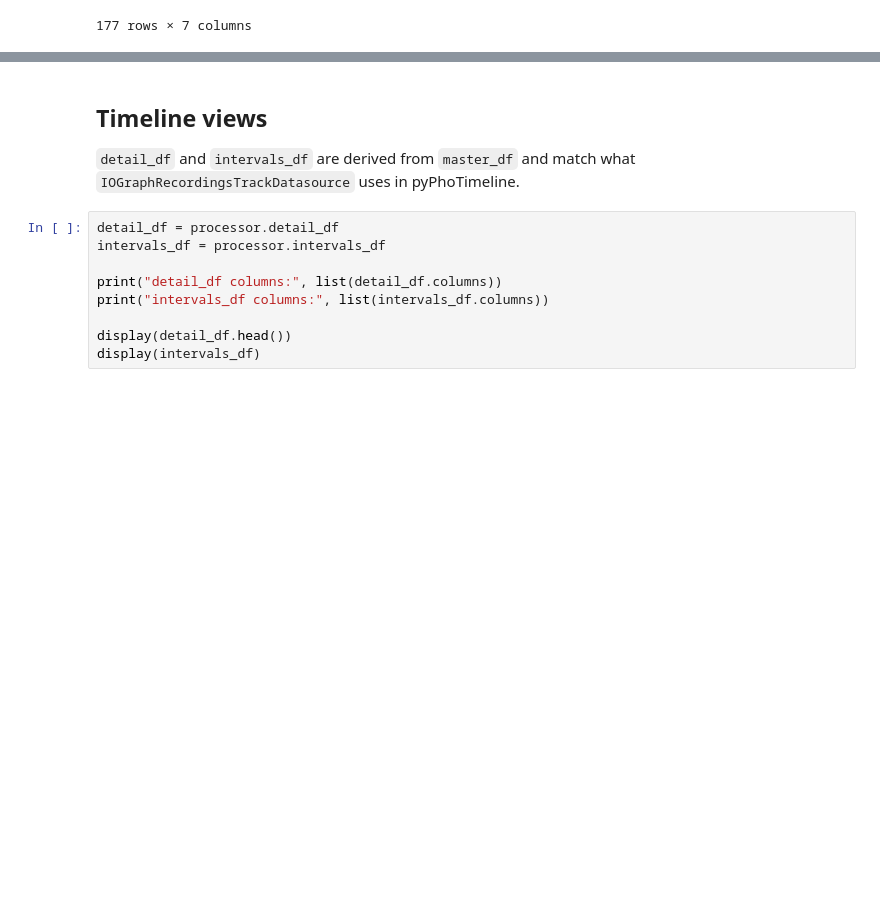
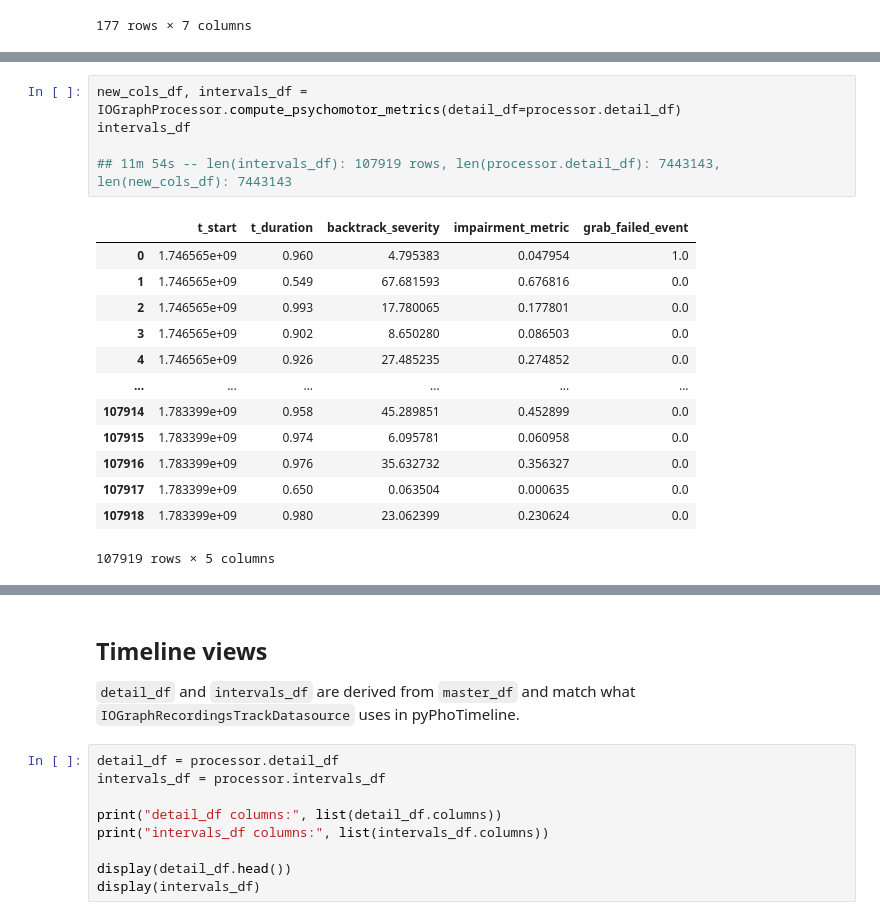
Before and after one commit to PhoPersonalOrg/PhoPyMNEHelper, a Jupyter notebook: notebooks/IOGraphNotebook.ipynb, the cells around one changed output, grey strips where cells are left out. Cells and saved outputs as stored; diff of their text form; blank space fills up the shorter version.

Commit message:
IOGraph

```diff
--- a/notebooks/IOGraphNotebook.ipynb
+++ b/notebooks/IOGraphNotebook.ipynb
@@ -83,3 +83,22 @@ master_df.head()
 | 2 | 0 | 2025-05-06 16:52:30.377 | 479 | 24.0 | -1614.0 | IOGraphica - 5 minutes (from 16-5... | 2025-05-06 16:52:00 | ... |
 | 3 | 0 | 2025-05-06 16:52:30.411 | 513 | 29.0 | -1608.0 | IOGraphica - 5 minutes (from 16-5... | 2025-05-06 16:52:00 | ... |
 | 4 | 0 | 2025-05-06 16:52:30.445 | 547 | 36.0 | -1599.0 | IOGraphica - 5 minutes (from 16-5... | 2025-05-06 16:52:00 | ... |
+# %%
+new_cols_df, intervals_df = IOGraphProcessor.compute_psychomotor_metrics(detail_df=processor.detail_df)
+intervals_df
+
+## 11m 54s -- len(intervals_df): 107919 rows, len(processor.detail_df): 7443143, len(new_cols_df): 7443143
+# %% [output]
+|  | t_start | t_duration | backtrack_severity | impairment_metric | grab_failed_event |
+| 0 | 1.746565e+09 | 0.960 | 4.795383 | 0.047954 | 1.0 |
+| 1 | 1.746565e+09 | 0.549 | 67.681593 | 0.676816 | 0.0 |
+| 2 | 1.746565e+09 | 0.993 | 17.780065 | 0.177801 | 0.0 |
+| 3 | 1.746565e+09 | 0.902 | 8.650280 | 0.086503 | 0.0 |
+| 4 | 1.746565e+09 | 0.926 | 27.485235 | 0.274852 | 0.0 |
+| ... | ... | ... | ... | ... | ... |
+| 107914 | 1.783399e+09 | 0.958 | 45.289851 | 0.452899 | 0.0 |
+| 107915 | 1.783399e+09 | 0.974 | 6.095781 | 0.060958 | 0.0 |
+| 107916 | 1.783399e+09 | 0.976 | 35.632732 | 0.356327 | 0.0 |
+| 107917 | 1.783399e+09 | 0.650 | 0.063504 | 0.000635 | 0.0 |
+| 107918 | 1.783399e+09 | 0.980 | 23.062399 | 0.230624 | 0.0 |
+107919 rows × 5 columns
```
Also changed, not shown: parts of 3 cells of this notebook, 1 other file.
